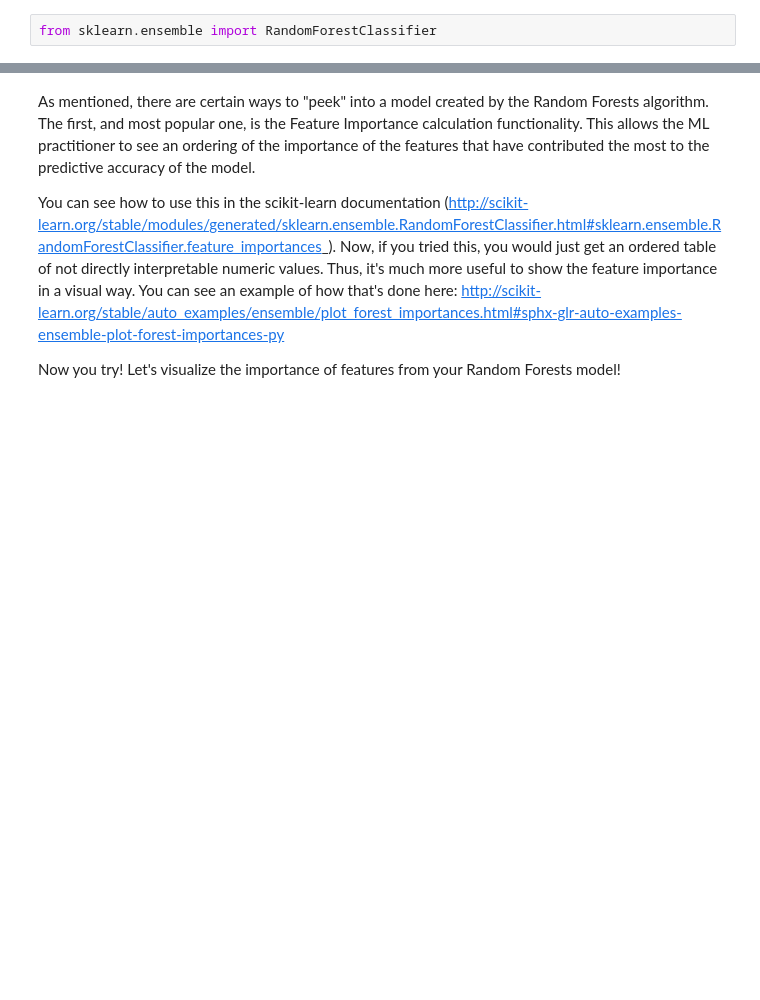
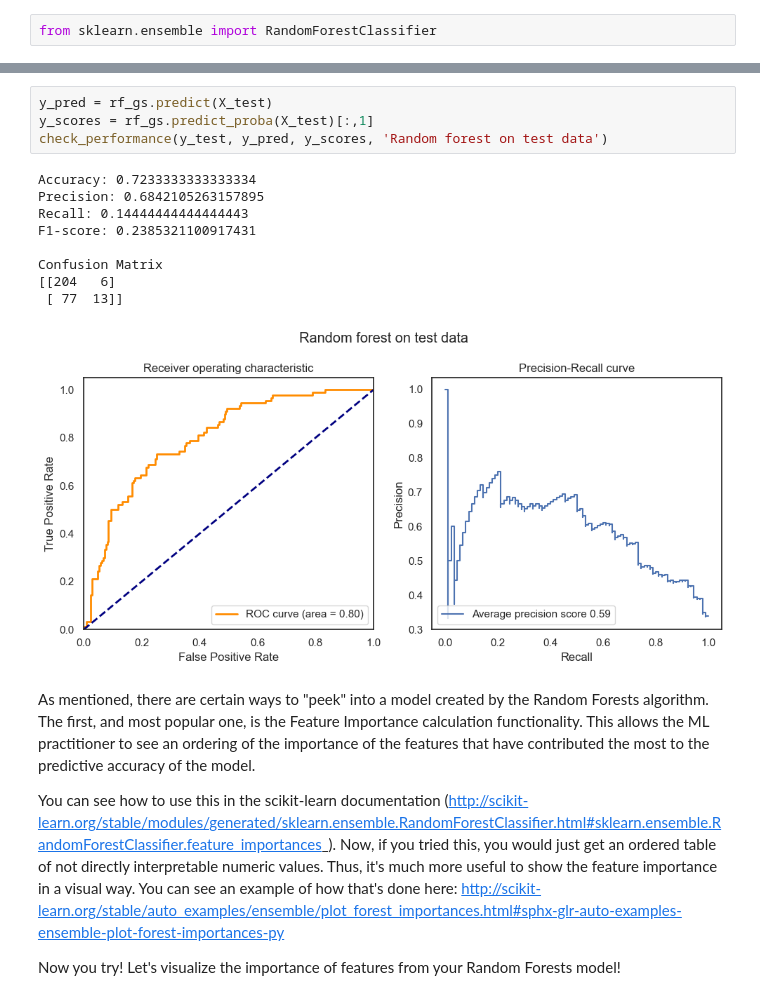
Before and after one commit to nico-corthorn/mec-mini-projects, a Jupyter notebook: mec-13.5.1-tree-based-algorithms-mini-project/Mini_Project_Tree-Based_Algorithms.ipynb, the cells around one changed output, grey strips where cells are left out. Drawn from its saved outputs; the diff is of its cells as text; blank space fills up the shorter version.

```diff
--- a/mec-13.5.1-tree-based-algorithms-mini-project/Mini_Project_Tree-Based_Algorithms.ipynb
+++ b/mec-13.5.1-tree-based-algorithms-mini-project/Mini_Project_Tree-Based_Algorithms.ipynb
@@ -119,3 +277,17 @@ from sklearn.ensemble import RandomForestClassifier
+# %%
+y_pred = rf_gs.predict(X_test)
+y_scores = rf_gs.predict_proba(X_test)[:,1]
+check_performance(y_test, y_pred, y_scores, 'Random forest on test data')
+# %% [output]
+Accuracy: 0.7233333333333334
+Precision: 0.6842105263157895
+Recall: 0.14444444444444443
+F1-score: 0.2385321100917431
+
+Confusion Matrix
+[[204   6]
+ [ 77  13]]
+[figure, added]
 # %% [markdown]
 As mentioned, there are certain ways to "peek" into a model created by the Random Forests algorithm. The first, and most popular one, is the Feature Importance calculation functionality. This allows the ML practitioner to see an ordering of the importance of the features that have contributed the most to the predictive accuracy of the model.
 
```
Also changed, not shown: parts of 32 cells of this notebook.
